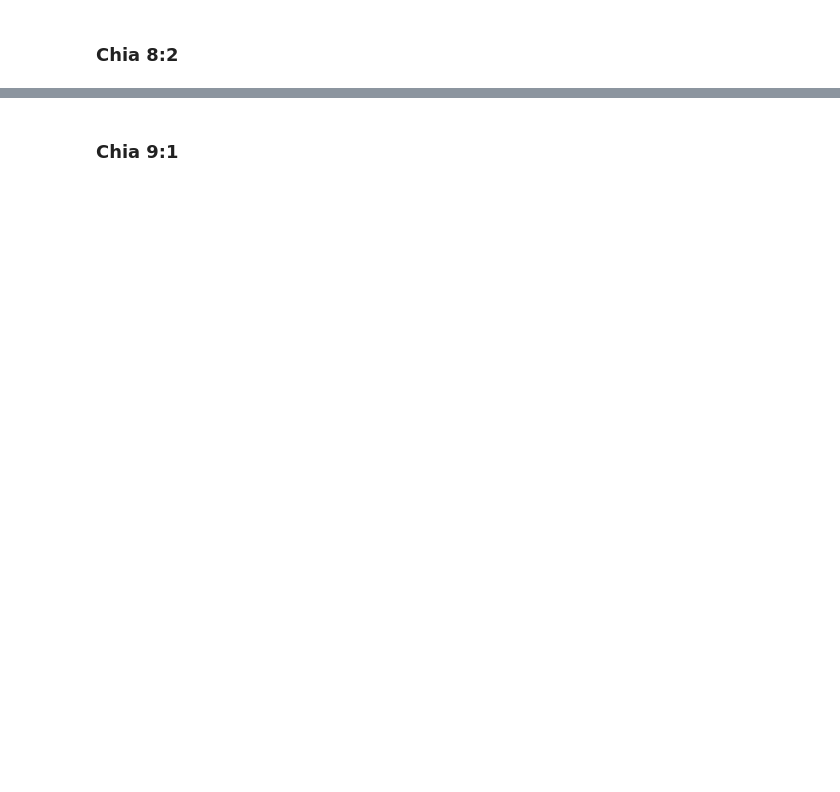
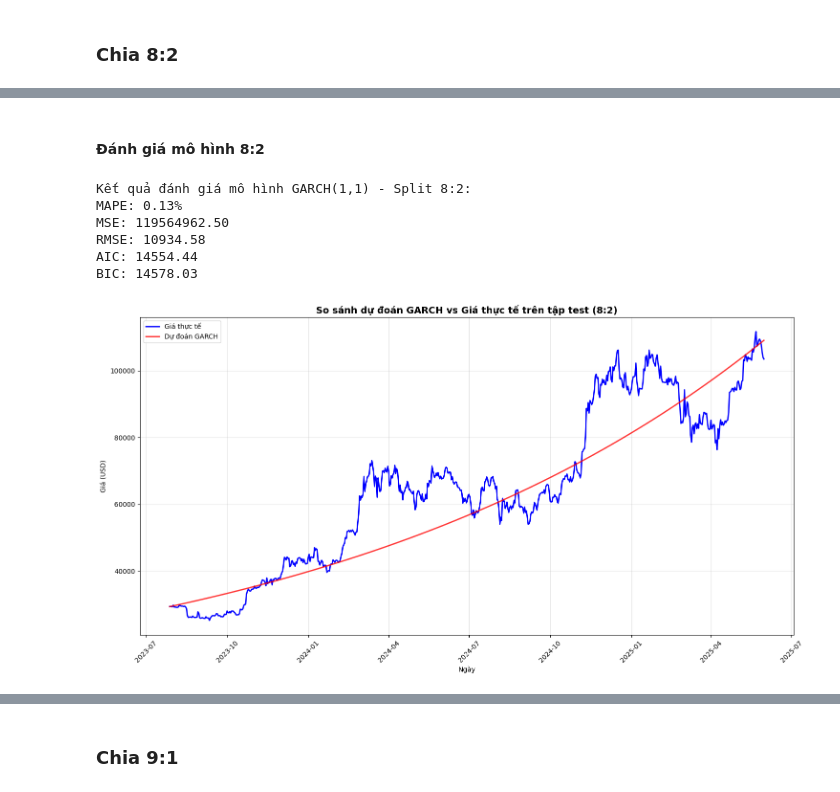
Before and after one commit to trinhtrinh342004/Cryptocurrency-Price-Prediction, a Jupyter notebook: Cryptocurrency/Model/GARCH.ipynb, the cells around one changed output, grey strips where cells are left out. Saved outputs shown, nothing was run; the diff lists cells and outputs as text; code cells hidden in the pictures; blank space fills up the shorter version.

```diff
--- a/Cryptocurrency/Model/GARCH.ipynb
+++ b/Cryptocurrency/Model/GARCH.ipynb
@@ -212,0 +461,12 @@ MSE: 4235680.2654225
+# %%
+# Chia dữ liệu train/test theo tỷ lệ 8:2
+train_size_82 = int(len(data_clean) * 0.8)
+train_data_82 = data_clean.iloc[0:train_size_82].copy()
+test_data_82 = data_clean.iloc[train_size_82:].copy()
+
+# Lấy returns cho train và test
+train_returns_82 = train_data_82['Log_Return'].values
+test_returns_82 = test_data_82['Log_Return'].values
+
+print(f"Kích thước tập train 8:2: {len(train_data_82)}")
+print(f"Kích thước tập test 8:2: {len(test_data_82)}")
@@ -212,0 +478,7 @@ MSE: 4235680.2654225
+# %%
+# Fit mô hình GARCH(1,1) cho split 8:2
+print("Đang huấn luyện mô hình GARCH(1,1) cho split 8:2...")
+fitted_garch_82, garch_model_82 = build_garch_model(train_returns_82, p=1, q=1)
+
+# Đánh giá mô hình
+aic_82, bic_82 = evaluate_garch_model(fitted_garch_82)
@@ -212,0 +503,55 @@ MSE: 4235680.2654225
+# %% [markdown]
+#### Đánh giá mô hình 8:2
+# %%
+# Dự đoán trên tập test 8:2
+test_size_days_82 = len(test_data_82)
+last_train_price_82 = train_data_82['Price'].iloc[-1]
+
+# Forecast cho test period
+test_forecast_82 = fitted_garch_82.forecast(horizon=test_size_days_82)
+forecast_returns_82 = test_forecast_82.mean.iloc[-1].values / 100
+
+# Tính predicted prices cho test set 8:2
+predicted_prices_test_82 = []
+current_price_82 = last_train_price_82
+
+for i in range(test_size_days_82):
+    predicted_return = forecast_returns_82[i]
+    current_price_82 = current_price_82 * np.exp(predicted_return)
+    predicted_prices_test_82.append(current_price_82)
+
+predicted_prices_test_82 = np.array(predicted_prices_test_82)
+
+# Tính metrics cho 8:2
+actual_test_prices_82 = test_data_82['Price'].values
+mape_82 = mean_absolute_percentage_error(actual_test_prices_82, predicted_prices_test_82)
+mse_82 = mean_squared_error(actual_test_prices_82, predicted_prices_test_82)
+rmse_82 = np.sqrt(mse_82)
+
+print(f'Kết quả đánh giá mô hình GARCH(1,1) - Split 8:2:')
+print(f'MAPE: {mape_82:.2f}%')
+print(f'MSE: {mse_82:.2f}')
+print(f'RMSE: {rmse_82:.2f}')
+print(f'AIC: {aic_82:.2f}')
+print(f'BIC: {bic_82:.2f}')
+
+# Vẽ so sánh dự đoán vs thực tế trên test set
+plt.figure(figsize=(15, 8))
+plt.plot(test_data_82.index, actual_test_prices_82, label='Giá thực tế', linewidth=2, color='blue')
+plt.plot(test_data_82.index, predicted_prices_test_82, label='Dự đoán GARCH', linewidth=2, color='red', alpha=0.8)
+plt.title('So sánh dự đoán GARCH vs Giá thực tế trên tập test (8:2)', fontsize=14, fontweight='bold')
+plt.xlabel('Ngày')
+plt.ylabel('Giá (USD)')
+plt.legend()
+plt.grid(True, alpha=0.3)
+plt.xticks(rotation=45)
+plt.tight_layout()
+plt.show()
+# %% [output]
+Kết quả đánh giá mô hình GARCH(1,1) - Split 8:2:
+MAPE: 0.13%
+MSE: 119564962.50
+RMSE: 10934.58
+AIC: 14554.44
+BIC: 14578.03
+[figure, added]
```
Also changed, not shown: parts of 177 cells of this notebook, 14 other files.
